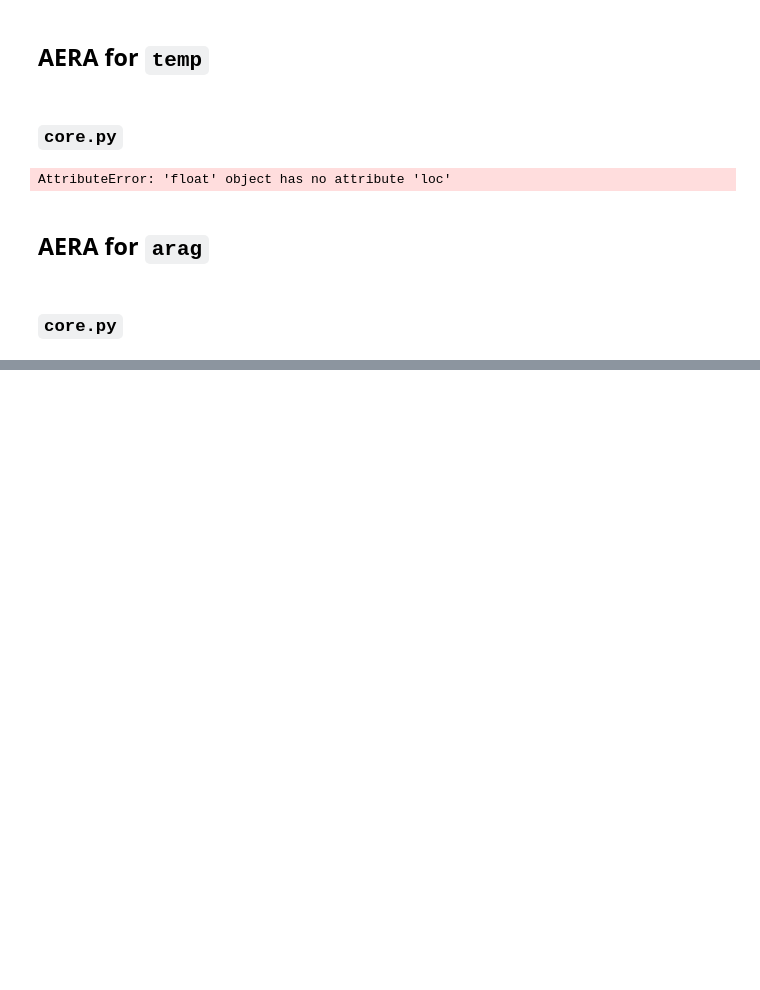
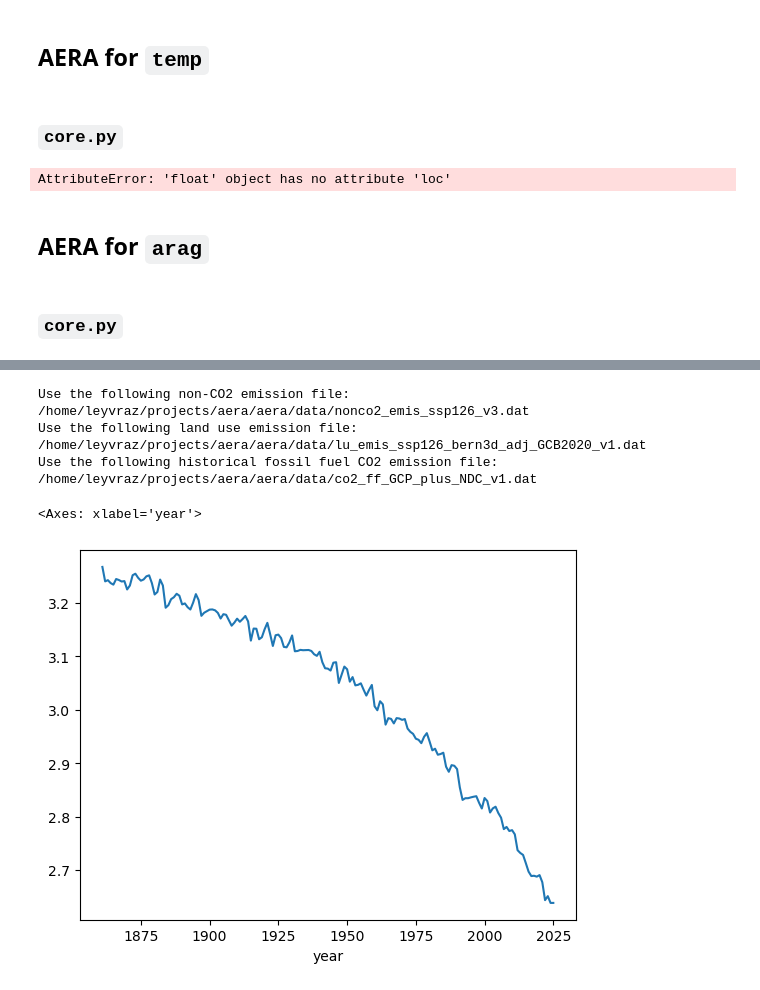
Before and after one commit to MarineLvrz/AERA, a Jupyter notebook: Test_implemented_fcts.ipynb, the cells around one changed output, grey strips where cells are left out. Drawn from its saved outputs; the diff is of its cells as text; code cells hidden in the pictures; blank space fills up the shorter version.

Commit message:
Correction of a bug about reading OA input data.

```diff
--- a/Test_implemented_fcts.ipynb
+++ b/Test_implemented_fcts.ipynb
@@ -483,0 +523,29 @@ def get_adaptive_emissions_oa( # ML
+# %%
+def collect_omegaA_timeseries(): # ML
+    '''
+    OmegaA has to be already yearly averaged, but not globally. The global average is performed here.
+    '''
+    ds_area = xr.open_dataset(os.sep.join([ADAPT_DIR, 'grid_OceanSODA.nc']))
+    area = ds_area.area.values
+    ds = xr.open_dataset(os.sep.join([OMEGA_ARAG_DIR, 'OmegaA_mocsy_year_AERA3_T15_TYPE2_ENS1_186112-300012_rgrdOceanSODA_biasCorr.nc'])) # ML
+    da = ds[OMEGA_ARAG_VAR]
+    da = da.groupby('time.year').mean('time')
+    da = da.where(da.year <= YEAR_X, drop=True)
+    omegaA = da.values
+    omegaA_timeseries = np.nansum(omegaA*area, axis=(1,2))/np.nansum(area)
+    return omegaA_timeseries
+# %%
+OmegaA = collect_omegaA_timeseries() # ML
+# %%
+df = aera.get_base_df_oa() # ML
+# %% [output]
+Use the following non-CO2 emission file: /home/leyvraz/projects/aera/aera/data/nonco2_emis_ssp126_v3.dat
+Use the following land use emission file: /home/leyvraz/projects/aera/aera/data/lu_emis_ssp126_bern3d_adj_GCB2020_v1.dat
+Use the following historical fossil fuel CO2 emission file: /home/leyvraz/projects/aera/aera/data/co2_ff_GCP_plus_NDC_v1.dat
+# %%
+df.loc[1861:YEAR_X, 'OmegaA'] = OmegaA[:YEAR_X-1861+1] # ML
+# %%
+df['OmegaA'].plot()
+# %% [output]
+<Axes: xlabel='year'>
+[figure, added]
```
Also changed, not shown: parts of 4 cells of this notebook, 1 other file.
